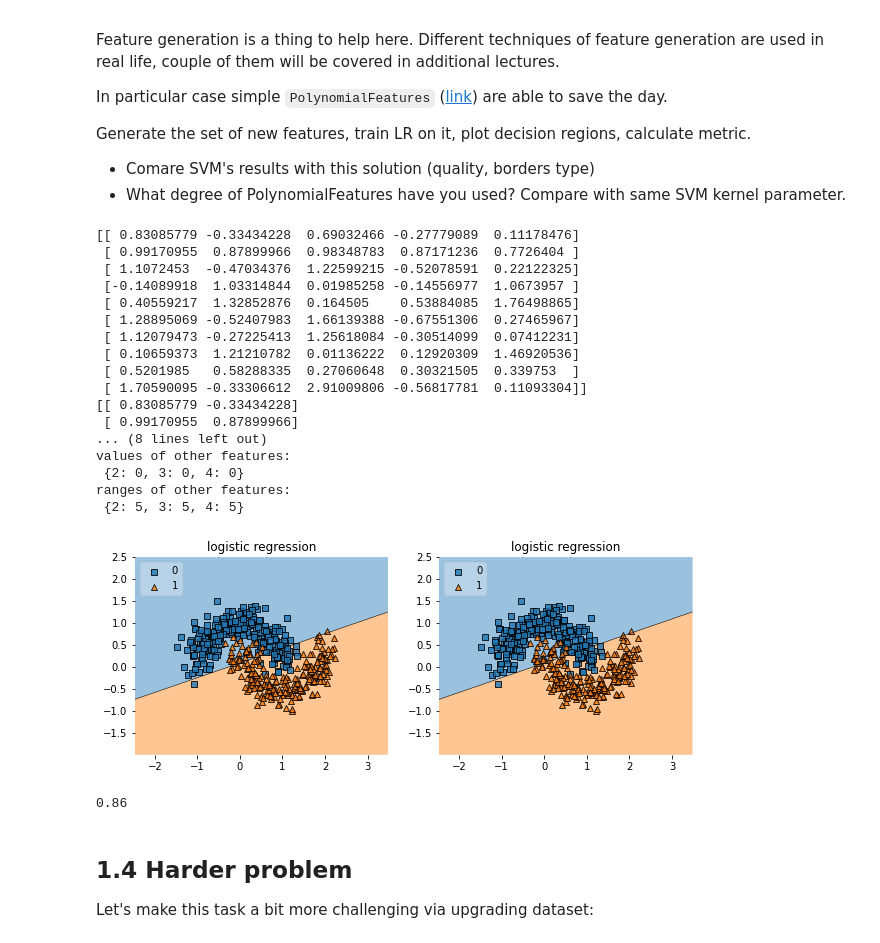
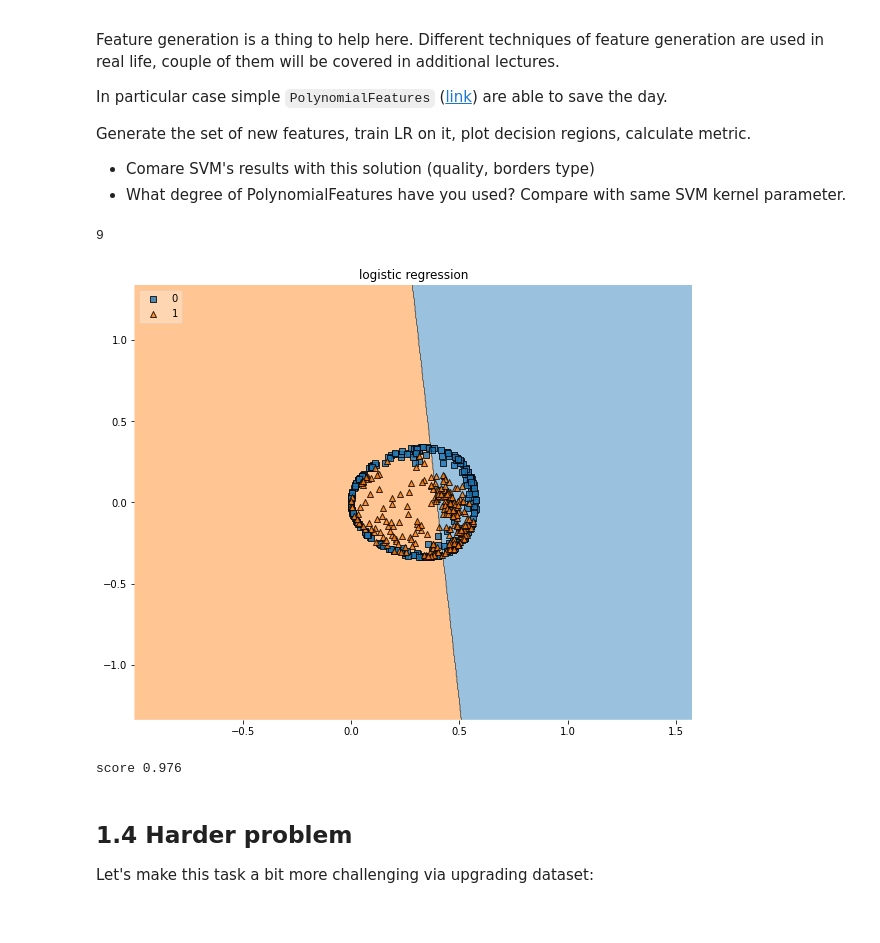
Before and after one commit to Victornovikov/ml-class, a Jupyter notebook: Copy_of_Lab1_part3_SVM.ipynb, the cells around one changed output. Cells and saved outputs as stored; diff of their text form; code cells hidden in the pictures.

```diff
--- a/Copy_of_Lab1_part3_SVM.ipynb
+++ b/Copy_of_Lab1_part3_SVM.ipynb
@@ -158,68 +158,41 @@ Generate the set of new features, train LR on it, plot decision regions, calcula
 # %%
 from sklearn.preprocessing import PolynomialFeatures
 
 ### YOUR CODE HERE
-poly = PolynomialFeatures(2, include_bias=False)
+from sklearn import preprocessing
+poly = PolynomialFeatures(3, include_bias=False)
 
 moons_points_poly = poly.fit_transform(moons_points)
+moons_points_poly = preprocessing.normalize(moons_points_poly)
 
-print(moons_points_poly[:10])
-
-print(moons_points[:10])
-gs = gridspec.GridSpec(2, 2)
+gs = gridspec.GridSpec(1, 1)
 fig = plt.figure(figsize=(10, 8))
 
-keys = [2, 3, 4]
-# keys = [0, 1, 4]
-# keys = [0, 1, 2, 5]
-# keys = [0, 1, 2, 3]
-values = [0, 0, 0]
-ranges = [5, 5, 5]
+_, features_count = moons_points_poly.shape
+keys = range(0, features_count)
+feature_index = [2, 3]
+values = np.zeros(features_count)
+ranges = np.ones(features_count) * 100
 
-filler_feature_values = {k: v for k, v in zip(keys, values)}
-filler_feature_ranges = {k: v for k, v in zip(keys, ranges)}
+filler_feature_values = {k: v for k, v in zip(keys, values) if k not in feature_index}
+filler_feature_ranges = {k: v for k, v in zip(keys, ranges) if k not in feature_index}
 
-print('values of other features:\n', filler_feature_values)
-print('ranges of other features:\n', filler_feature_ranges)
-
-
-for cl, grd in zip([lr, lr],
-                         itertools.product([0, 1], repeat=2)):
-
-    clf = LogisticRegression(penalty='l2', class_weight='balanced', solver='lbfgs') # add some params
-    # SVC(kernel=kernel, class_weight='balanced', degree=degree) # here too
-    clf.fit(moons_points_poly, moons_labels)
-    ax = plt.subplot(gs[grd[0], grd[1]])
-    fig = plot_decision_regions(X=moons_points_poly, y=moons_labels, clf=clf,
-                                feature_index=[0, 1],
-                                filler_feature_values=filler_feature_values,
-                                filler_feature_ranges=filler_feature_ranges,
-                                legend=2)
-    plt.title('logistic regression')
-    # clf.score(moons_points_poly.transform(moons_points))
+clf = LogisticRegression( penalty='l1', solver='saga', max_iter=1000, tol=1e-3) # add some params
+clf.fit(moons_points_poly, moons_labels)
+ax = plt.subplot(gs[0, 0])
+fig = plot_decision_regions(X=moons_points_poly, y=moons_labels, clf=clf,
+                            feature_index=feature_index,
+                            filler_feature_values=filler_feature_values,
+                            filler_feature_ranges=filler_feature_ranges,
+                            legend=2)
+plt.title('logistic regression')
 plt.show()
 
-clf.score(moons_points_poly, moons_labels)
+print("score", clf.score(moons_points_poly, moons_labels))
 # %% [output]
-[[ 0.83085779 -0.33434228  0.69032466 -0.27779089  0.11178476]
- [ 0.99170955  0.87899966  0.98348783  0.87171236  0.7726404 ]
- [ 1.1072453  -0.47034376  1.22599215 -0.52078591  0.22122325]
- [-0.14089918  1.03314844  0.01985258 -0.14556977  1.0673957 ]
- [ 0.40559217  1.32852876  0.164505    0.53884085  1.76498865]
- [ 1.28895069 -0.52407983  1.66139388 -0.67551306  0.27465967]
- [ 1.12079473 -0.27225413  1.25618084 -0.30514099  0.07412231]
- [ 0.10659373  1.21210782  0.01136222  0.12920309  1.46920536]
- [ 0.5201985   0.58288335  0.27060648  0.30321505  0.339753  ]
- [ 1.70590095 -0.33306612  2.91009806 -0.56817781  0.11093304]]
-[[ 0.83085779 -0.33434228]
- [ 0.99170955  0.87899966]
-... (8 lines left out)
-values of other features:
- {2: 0, 3: 0, 4: 0}
-ranges of other features:
- {2: 5, 3: 5, 4: 5}
+9
-[figure, old version]
+[figure, new version]
-0.86
+score 0.976
 # %% [markdown]
 ## 1.4 Harder problem
 
```
Also changed, not shown: parts of 4 cells of this notebook.
